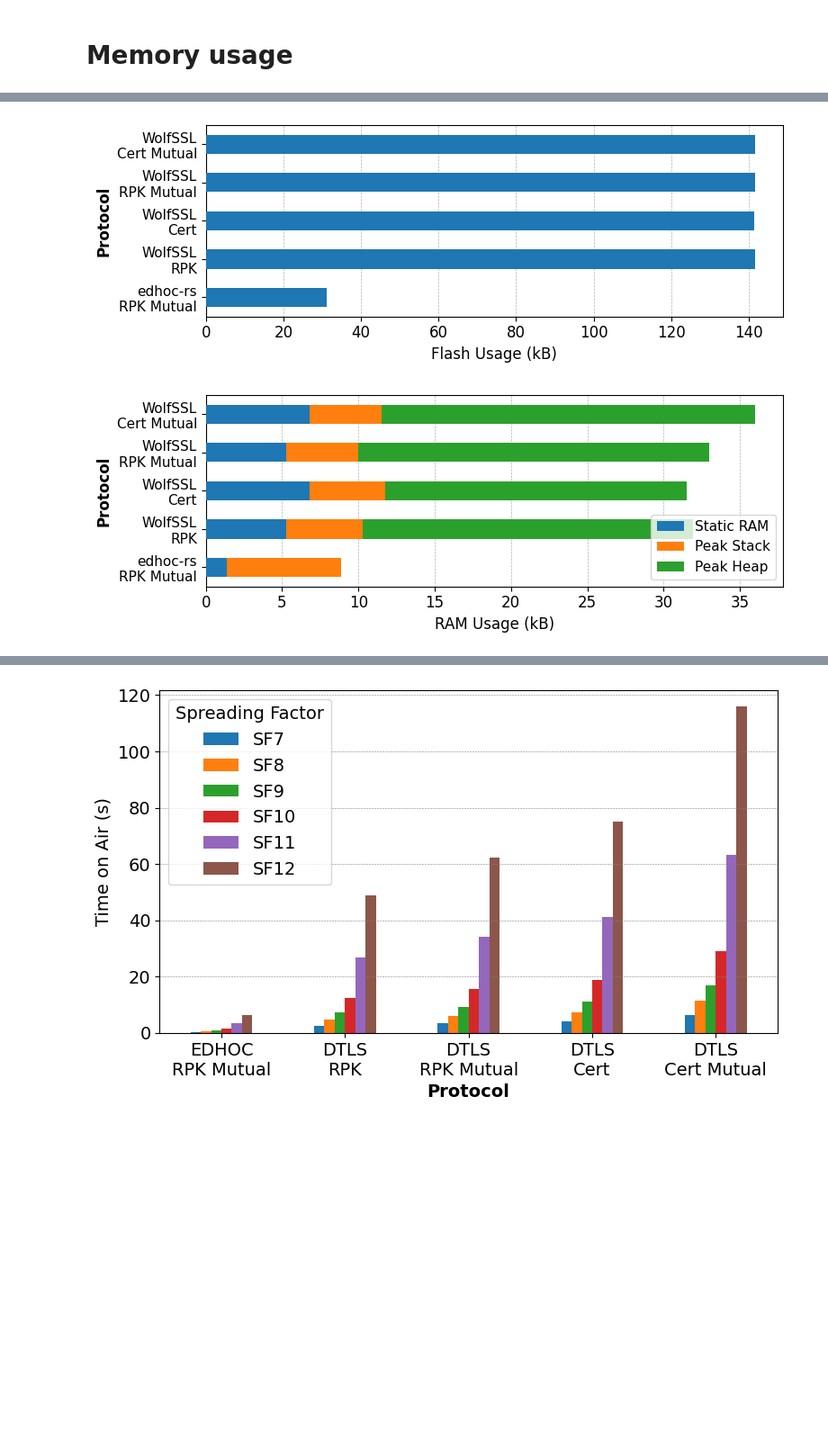
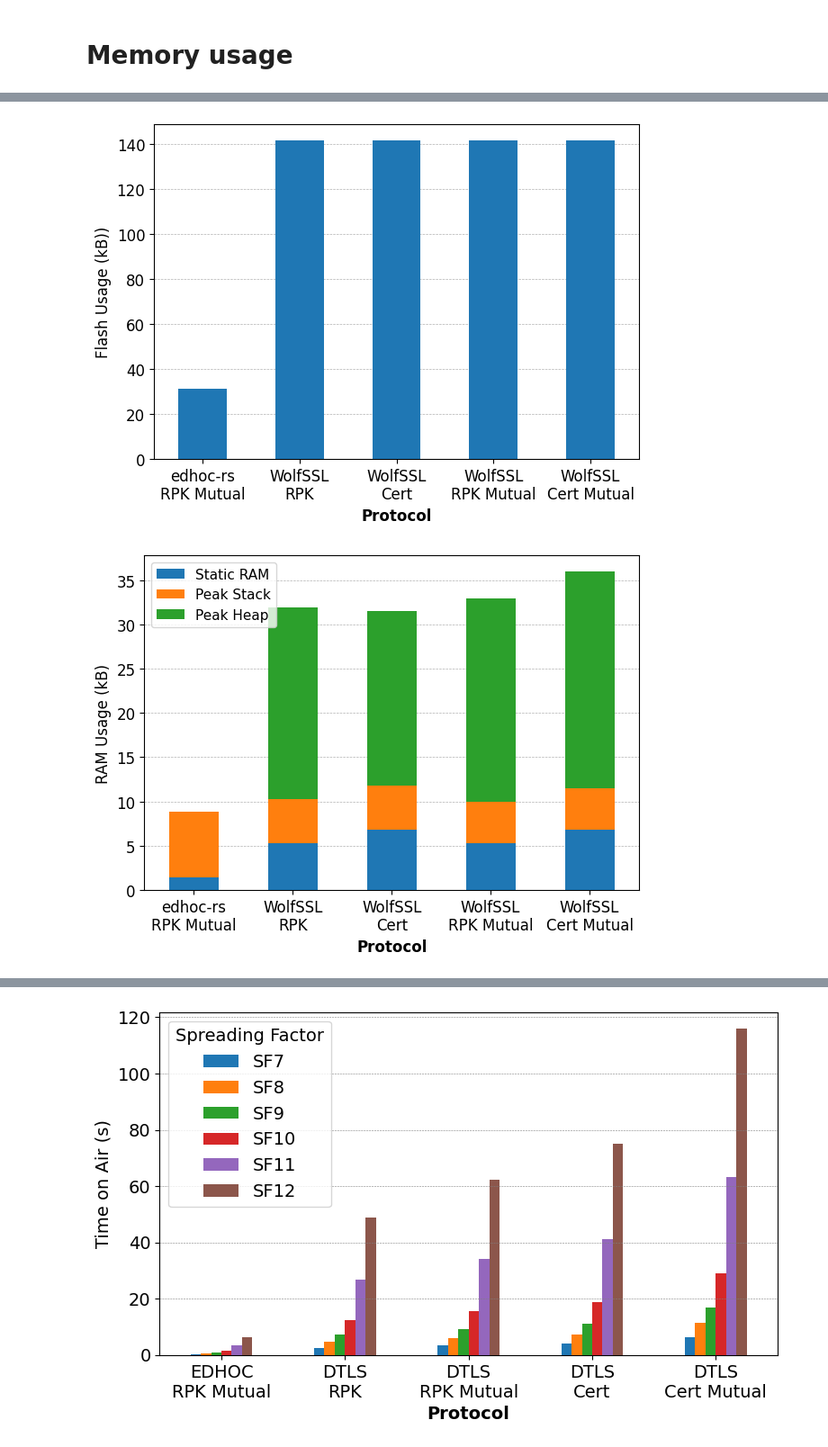
Before and after one commit to geonnave/edhoc-dtls-comparison, a Jupyter notebook: analysis/comparison.ipynb, the cells around one changed output, grey strips where cells are left out. Shown at 90% size. Drawn from its saved outputs; the diff is of its cells as text; code cells hidden in the pictures; blank space fills up the shorter version.

```diff
--- a/analysis/comparison.ipynb
+++ b/analysis/comparison.ipynb
@@ -651,6 +629,8 @@ df_sizes = pd.DataFrame({
 # add total_ram
 df_sizes["total_ram"] = df_sizes["static_ram"] + df_sizes["peak_stack"] + df_sizes["peak_heap"]
 df_sizes.set_index("protocol", inplace=True)
+df_sizes["flash_ratio"] = round(df_sizes["flash"] / df_sizes.loc["edhoc"]["flash"], 2)
+df_sizes["total_ram_ratio"] = round(df_sizes["total_ram"] / df_sizes.loc["edhoc"]["total_ram"], 2)
 print_markdown("## Memory sizes")
 display(df_sizes)
 display(df_static)
@@ -698,36 +678,37 @@ def plot_vertical():
     plt.tight_layout()
     plt.savefig("fig/ram.pdf")
     plt.show()
 
 def plot_horizontal():
     # Plot flash
     fig, ax = plt.subplots(figsize=(8, 3))
     df.drop(columns=["static_ram", "peak_stack", "peak_heap", "total_ram"]).plot(kind='barh', ax=ax, zorder=5)
     plt.ylabel('Protocol', fontweight='bold')
     plt.xlabel('Flash Usage (kB)')
     plt.yticks(ticks=range(len(labels)), labels=labels, fontsize=11)
     plt.legend().remove()
     plt.grid(True, which='both', axis='x', linestyle='--', linewidth=0.5, zorder=1)
     plt.tight_layout()
     plt.savefig("fig/flash.pdf")
     plt.show()
 
     # Plot RAM
     fig, ax = plt.subplots(figsize=(8, 3))
     df[["static_ram", "peak_stack", "peak_heap"]].plot(kind='barh', ax=ax, stacked=True, zorder=5)
     plt.ylabel('Protocol', fontweight='bold')
     plt.xlabel('RAM Usage (kB)')
     plt.yticks(ticks=range(len(labels)), labels=labels, fontsize=11)
     plt.legend(["Static RAM", "Peak Stack", "Peak Heap"], fontsize=11)
     plt.grid(True, which='both', axis='x', linestyle='--', linewidth=0.5, zorder=1)
     plt.tight_layout()
     plt.savefig("fig/ram.pdf")
     plt.show()
 
-plot_horizontal()
+# plot_horizontal()
+plot_vertical()
 # %% [output]
-[figure, old version]
+[figure, new version]
-[figure, old version]
+[figure, new version]
 # %%
 from packet_loader import Message
 import subprocess
```
Also changed, not shown: parts of 5 cells of this notebook.
